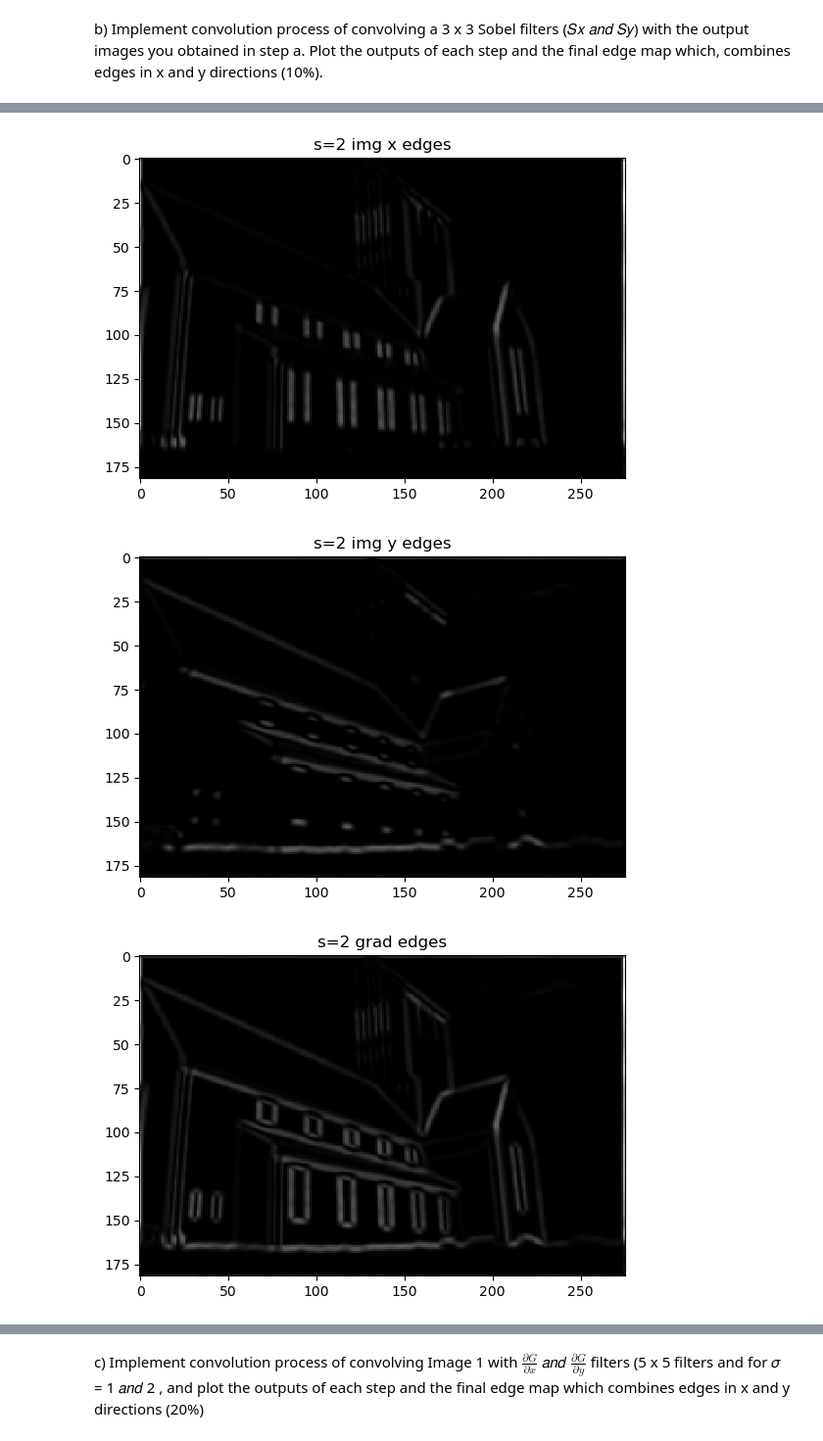
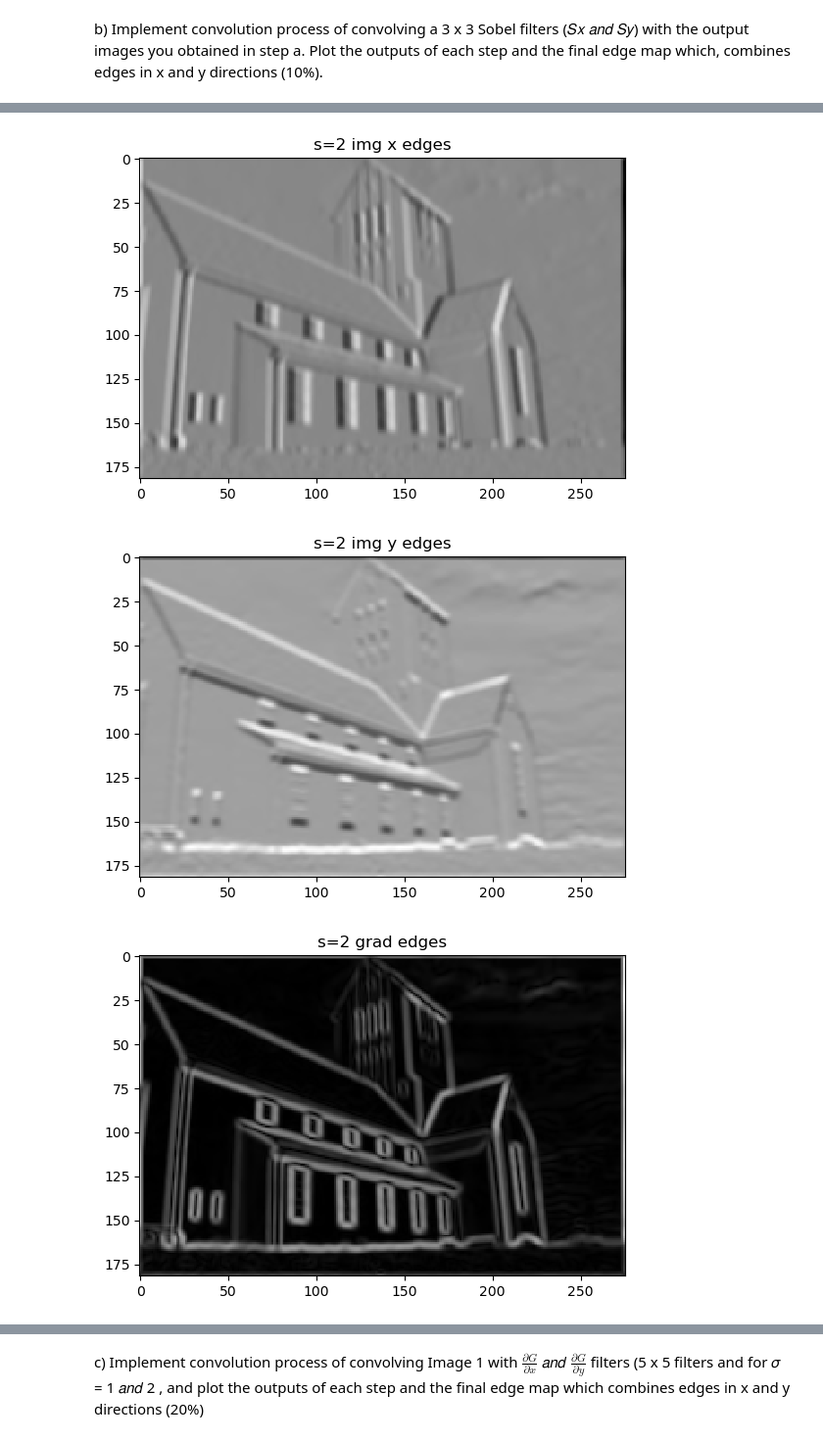
Before and after one commit to aabusha3/Convolution-Edge-and-Corner-Detection_CS4442-3, a Jupyter notebook: assignment3_AbuShawarib_Ahmad.ipynb, the cells around one changed output, grey strips where cells are left out. Shown at 98% size. Cells and saved outputs as stored; diff of their text form; code cells hidden in the pictures.

```diff
--- a/assignment3_AbuShawarib_Ahmad.ipynb
+++ b/assignment3_AbuShawarib_Ahmad.ipynb
@@ -122,11 +122,11 @@ plt.title("sobel y kernel")
 plt.show()
 
 
-Sobelx_img1 = convolution(Guas_img1, sobel_ker, average=False) ** 2
+Sobelx_img1 = convolution(Guas_img1, sobel_ker, average=False)
 plt.imshow(Sobelx_img1, interpolation='none', cmap='gray')
 plt.title("s=1 img x edges")
 plt.show()
-Sobely_img1 = convolution(Guas_img1, np.flip(sobel_ker.T,axis=0), average=False) ** 2
+Sobely_img1 = convolution(Guas_img1, np.flip(sobel_ker.T,axis=0), average=False)
 plt.imshow(Sobely_img1, interpolation='none', cmap='gray')
 plt.title("s=1 img y edges")
 plt.show()
@@ -135,11 +135,12 @@ plt.imshow(sobel_grad1, interpolation='none', cmap='gray')
 plt.title("s=1 grad edges")
 plt.show()
 
-Sobelx_img2 = convolution(Guas_img2, sobel_ker, average=False) ** 2
+
+Sobelx_img2 = convolution(Guas_img2, sobel_ker, average=False)
 plt.imshow(Sobelx_img2, interpolation='none', cmap='gray')
 plt.title("s=2 img x edges")
 plt.show()
-Sobely_img2 = convolution(Guas_img2, np.flip(sobel_ker.T,axis=0), average=False) ** 2
+Sobely_img2 = convolution(Guas_img2, np.flip(sobel_ker.T,axis=0), average=False)
 plt.imshow(Sobely_img2, interpolation='none', cmap='gray')
 plt.title("s=2 img y edges")
 plt.show()
@@ -156,4 +157,4 @@ plt.show()
-[figure, old version]
+[figure, new version]
-[figure, old version]
+[figure, new version]
-[figure, old version]
+[figure, new version]
 # %%
```
Also changed, not shown: parts of 6 cells of this notebook.
